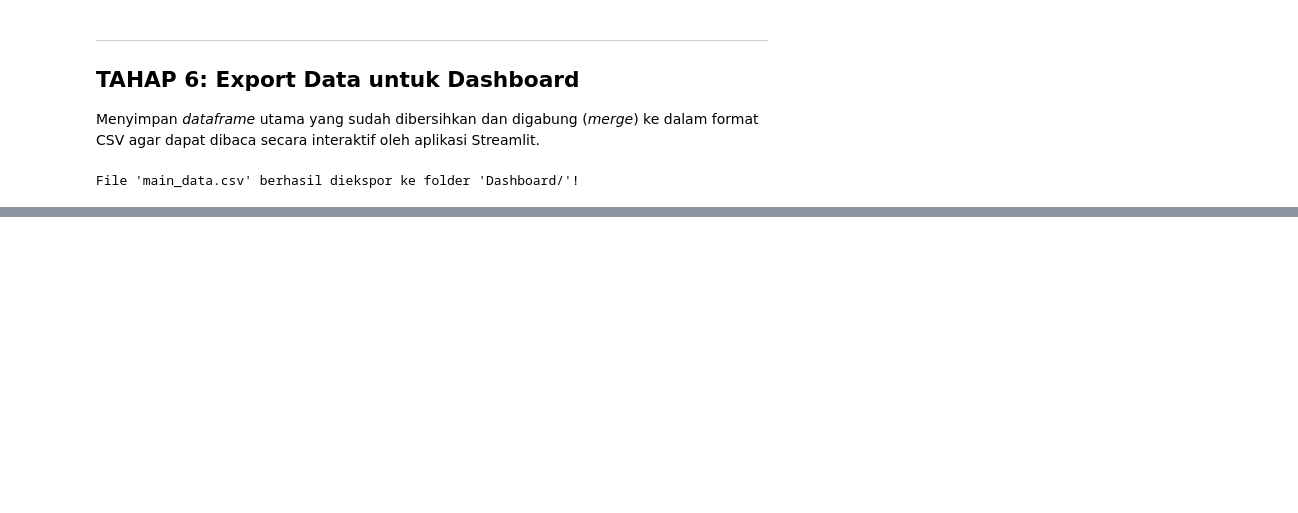
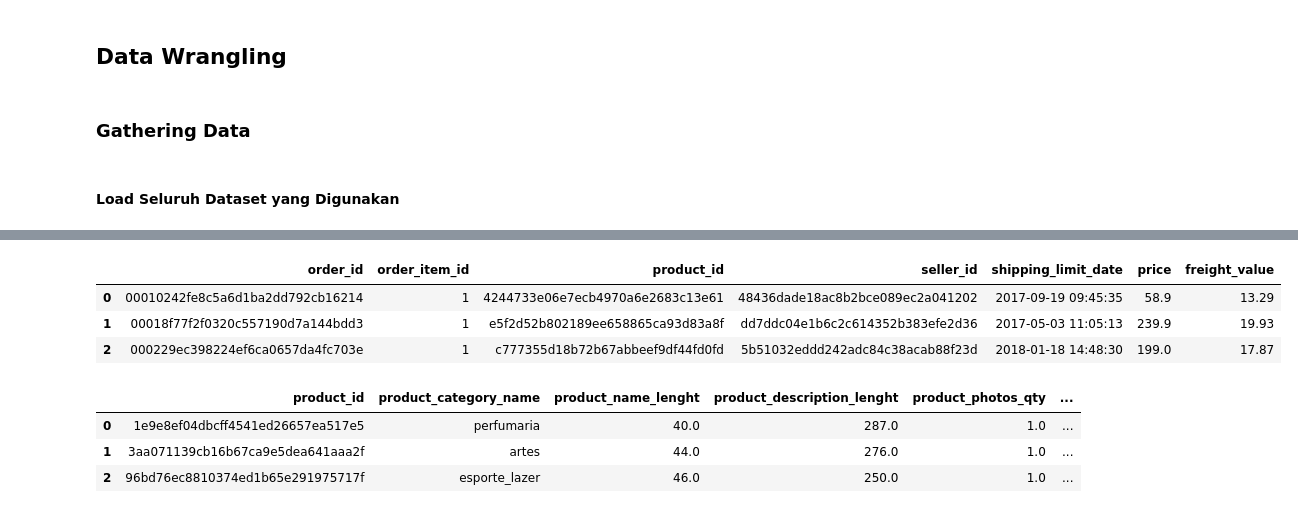
Before and after one commit to biyancore/Submission-Analisis-Data-Ecommerce, a Jupyter notebook: notebook.ipynb, the cells around one changed output, grey strips where cells are left out. Drawn from its saved outputs; the diff is of its cells as text; code cells hidden in the pictures; blank space fills up the shorter version.

```diff
--- a/notebook.ipynb
+++ b/notebook.ipynb
@@ -333,10 +54,22 @@ plt.show()
-# %% [markdown]
----
-## TAHAP 6: Export Data untuk Dashboard
-Menyimpan *dataframe* utama yang sudah dibersihkan dan digabung (*merge*) ke dalam format CSV agar dapat dibaca secara interaktif oleh aplikasi Streamlit.
-# %%
-# Menyimpan dataframe ke folder dashboard
-complete_order_df.to_csv('Dashboard/main_data.csv', index=False)
-print("File 'main_data.csv' berhasil diekspor ke folder 'Dashboard/'!")
-# %% [output]
-File 'main_data.csv' berhasil diekspor ke folder 'Dashboard/'!
+# %% [markdown]
+## Data Wrangling
+# %% [markdown]
+### Gathering Data
+# %% [markdown]
+#### Load Seluruh Dataset yang Digunakan
+# %%
+# Memuat seluruh dataset yang dibutuhkan dari folder 'data/'
+customers_df = pd.read_csv('data/customers_dataset.csv')
+geolocation_df = pd.read_csv('data/geolocation_dataset.csv')
+order_items_df = pd.read_csv('data/order_items_dataset.csv')
+order_payments_df = pd.read_csv('data/order_payments_dataset.csv')
+order_reviews_df = pd.read_csv('data/order_reviews_dataset.csv')
+orders_df = pd.read_csv('data/orders_dataset.csv')
+products_df = pd.read_csv('data/products_dataset.csv')
+category_translation = pd.read_csv('data/product_category_name_translation.csv')
+
+# Menampilkan sampel data dari tabel utama
+display(orders_df.head(3))
+display(order_items_df.head(3))
+display(products_df.head(3))
+# %% [output]
@@ -342,0 +80,8 @@ File 'main_data.csv' berhasil diekspor ke folder 'Dashboard/'!
+|  | order_id | order_item_id | product_id | seller_id | shipping_limit_date | price | freight_value |
+| 0 | 00010242fe8c5a6d1ba2dd792cb16214 | 1 | 4244733e06e7ecb4970a6e2683c13e61 | 48436dade18ac8b2bce089ec2a041202 | 2017-09-19 09:45:35 | 58.9 | 13.29 |
+| 1 | 00018f77f2f0320c557190d7a144bdd3 | 1 | e5f2d52b802189ee658865ca93d83a8f | dd7ddc04e1b6c2c614352b383efe2d36 | 2017-05-03 11:05:13 | 239.9 | 19.93 |
+| 2 | 000229ec398224ef6ca0657da4fc703e | 1 | c777355d18b72b67abbeef9df44fd0fd | 5b51032eddd242adc84c38acab88f23d | 2018-01-18 14:48:30 | 199.0 | 17.87 |
+|  | product_id | product_category_name | product_name_lenght | product_description_lenght | product_photos_qty | ... |
+| 0 | 1e9e8ef04dbcff4541ed26657ea517e5 | perfumaria | 40.0 | 287.0 | 1.0 | ... |
+| 1 | 3aa071139cb16b67ca9e5dea641aaa2f | artes | 44.0 | 276.0 | 1.0 | ... |
+| 2 | 96bd76ec8810374ed1b65e291975717f | esporte_lazer | 46.0 | 250.0 | 1.0 | ... |
```
Also changed, not shown: parts of 87 cells of this notebook, 3 other files.
